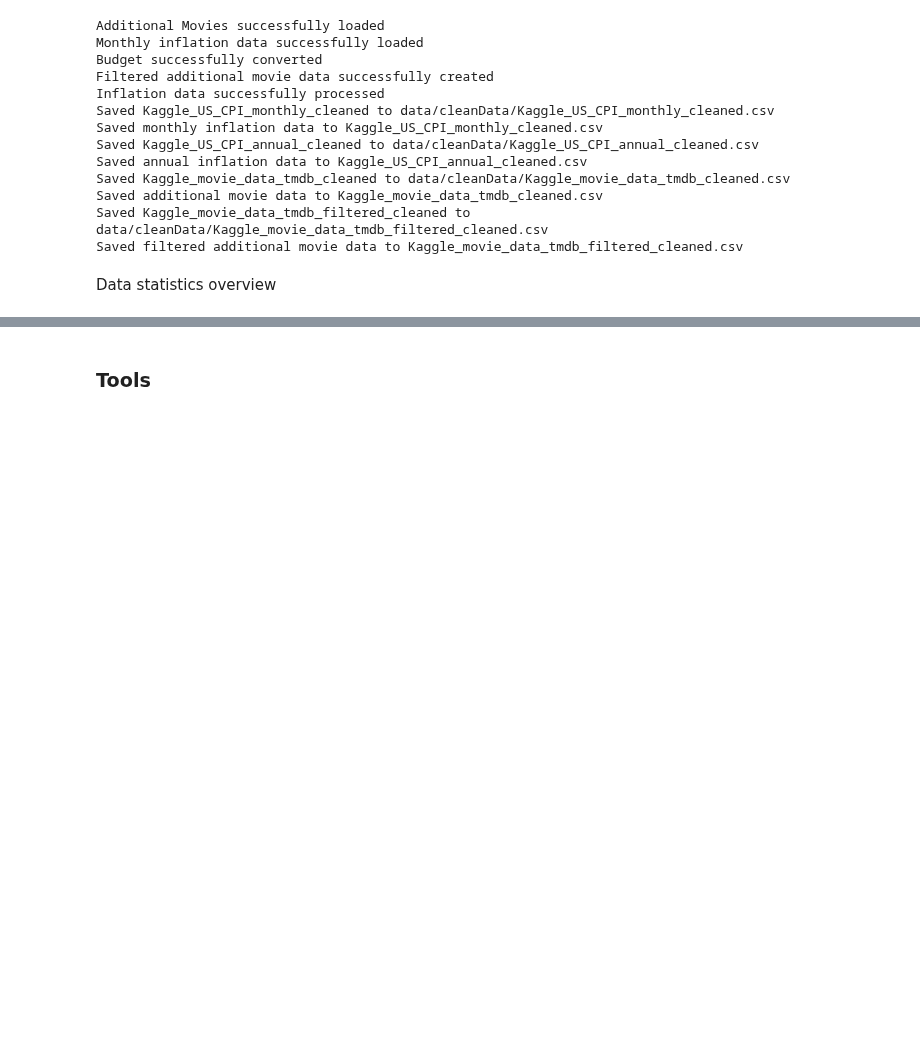
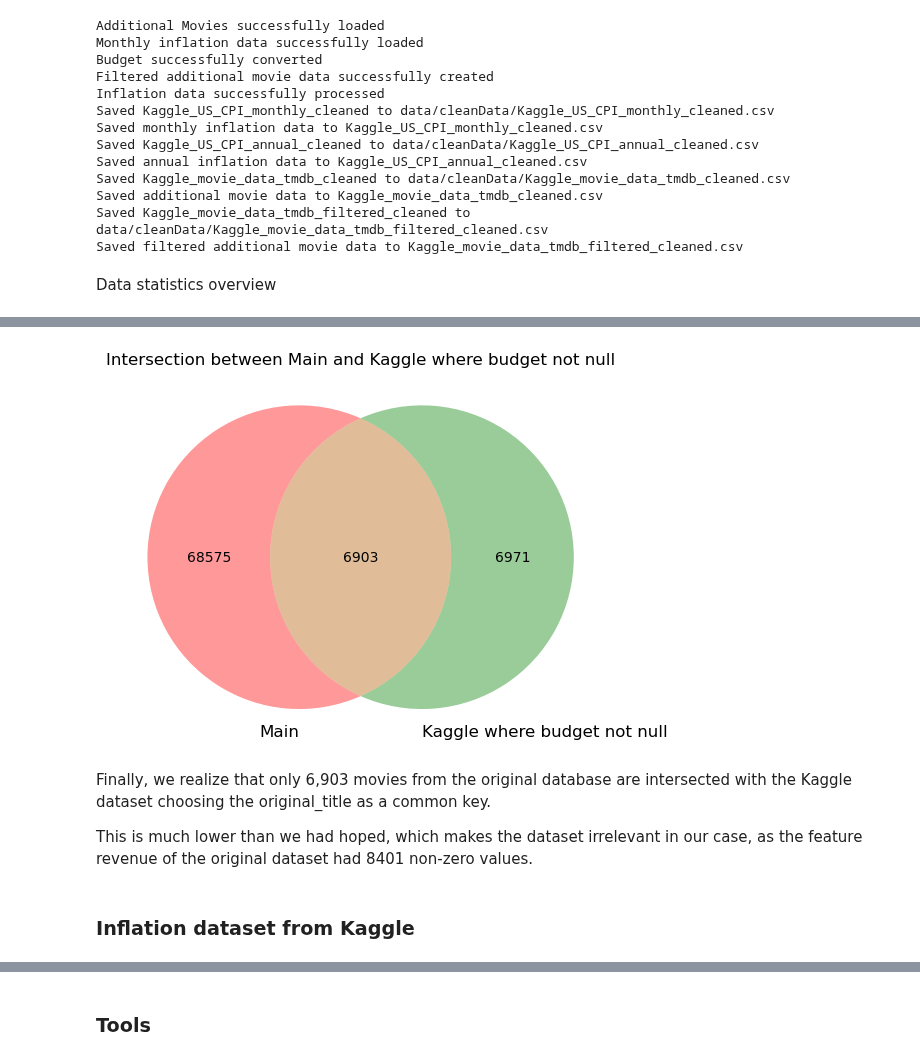
Before and after one commit to epfl-ada/ada-2024-project-teamcsx24, a Jupyter notebook: results.ipynb, the cells around one changed output, grey strips where cells are left out. Saved outputs shown, nothing was run; the diff lists cells and outputs as text; code cells hidden in the pictures; blank space fills up the shorter version.

```diff
--- a/results.ipynb
+++ b/results.ipynb
@@ -212,0 +311,10 @@ Data statistics overview
+# %%
+intersectionIMDbID(df_movies, df_movies_additional_filtered, 'Main', 'Kaggle where budget not null', id_column='original_title')
+# %% [output]
+[figure, added]
+# %% [markdown]
+Finally, we realize that only 6,903 movies from the original database are intersected with the Kaggle dataset choosing the original_title as a common key.
+
+This is much lower than we had hoped, which makes the dataset irrelevant in our case, as the feature revenue of the original dataset had 8401 non-zero values.
+# %% [markdown]
+### Inflation dataset from Kaggle
```
Also changed, not shown: parts of 49 cells of this notebook, 1 other file.
